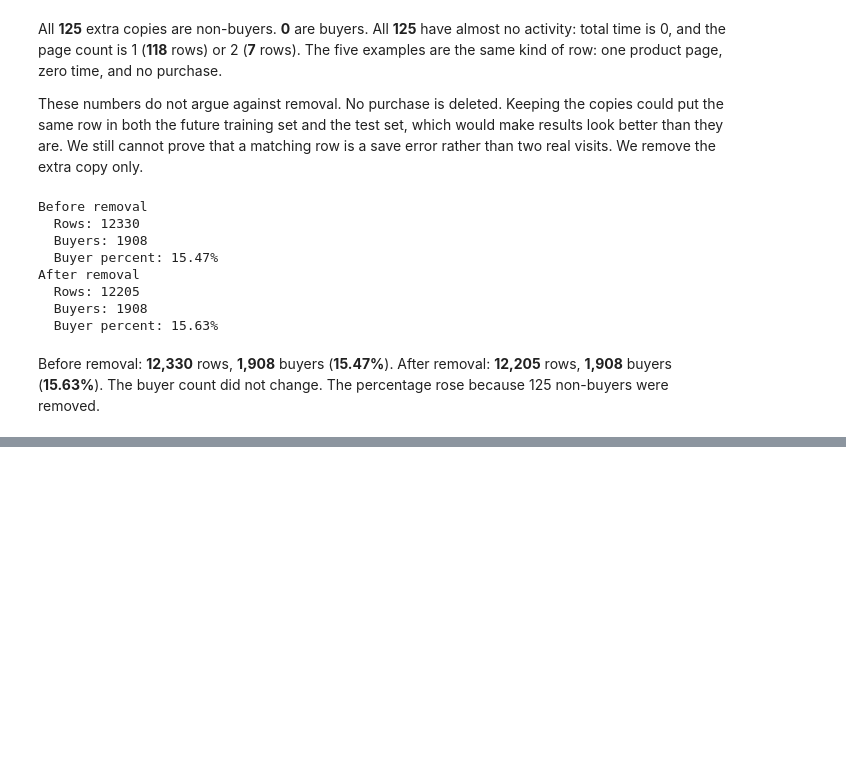
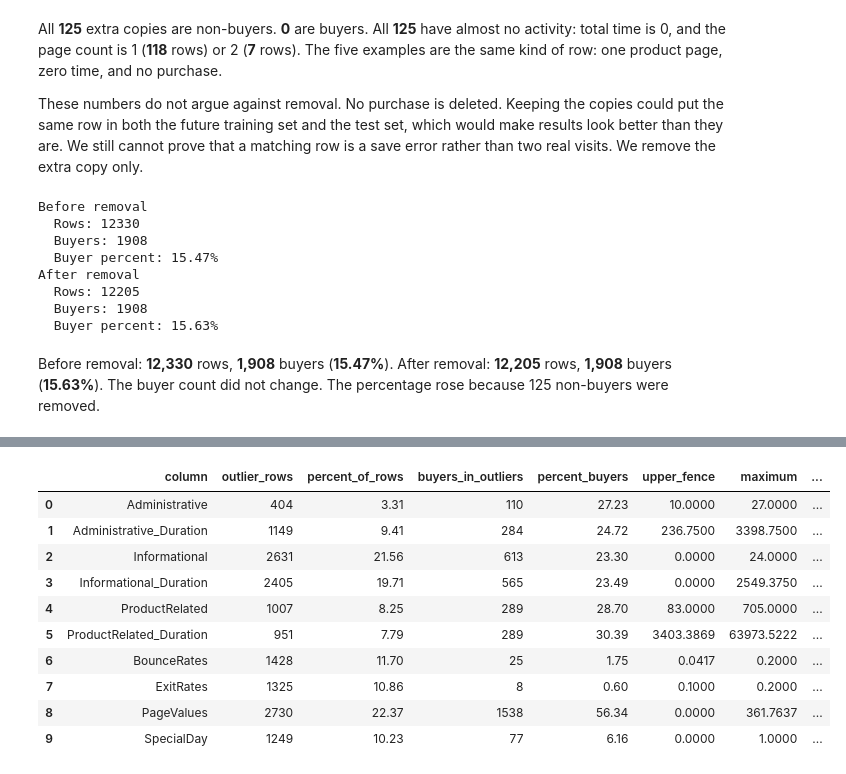
Before and after one commit to ghayasshahid/BuyerBehaviorPrediction, a Jupyter notebook: notebooks/01_data_cleaning.ipynb, the cells around one changed output, grey strips where cells are left out. Saved outputs shown, nothing was run; the diff lists cells and outputs as text; code cells hidden in the pictures; blank space fills up the shorter version.

Commit message:
Record consistency checks, outlier plan, and rare category codes.
Co-authored-by: Cursor <cursoragent@cursor.com>

```diff
--- a/notebooks/01_data_cleaning.ipynb
+++ b/notebooks/01_data_cleaning.ipynb
@@ -633,0 +696,94 @@ The buyer count did not change. The percentage rose because 125 non-buyers were
+# %%
+number_columns = [
+    "Administrative",
+    "Administrative_Duration",
+    "Informational",
+    "Informational_Duration",
+    "ProductRelated",
+    "ProductRelated_Duration",
+    "BounceRates",
+    "ExitRates",
+    "PageValues",
+    "SpecialDay",
+]
+
+base_buyer_percent = 100 * cleaned["Revenue"].mean()
+outlier_rows_for_plan = []
+
+for column in number_columns:
+    quarter_1 = cleaned[column].quantile(0.25)
+    quarter_3 = cleaned[column].quantile(0.75)
+    spread = quarter_3 - quarter_1
+    upper_fence = quarter_3 + 1.5 * spread
+    lower_fence = quarter_1 - 1.5 * spread
+    outlier_mask = (cleaned[column] < lower_fence) | (cleaned[column] > upper_fence)
+    outlier_count = int(outlier_mask.sum())
+    buyers_in_outliers = int(cleaned.loc[outlier_mask, "Revenue"].sum())
+    if outlier_count == 0:
+        buyer_percent = 0.0
+    else:
+        buyer_percent = 100 * buyers_in_outliers / outlier_count
+
+    # The fence is 0 when at least three quarters of the column is already 0.
+    # Any positive value is then flagged, which does not make that value bad.
+    fence_is_zero = upper_fence <= 0 and lower_fence <= 0
+    already_zero_to_one = float(cleaned[column].max()) <= 1 and float(cleaned[column].min()) >= 0
+    long_tail = (not fence_is_zero) and float(cleaned[column].max()) > 5 * upper_fence
+
+    if fence_is_zero:
+        plan = "keep"
+        reason = (
+            f"{outlier_count} rows are flagged because the upper fence is 0. "
+            f"{buyer_percent:.2f}% of those rows are buyers. "
+            "Most of the column is already 0, so a positive value is a real visit. Keep it."
+        )
+    elif already_zero_to_one:
+        plan = "keep"
+        reason = (
+            f"{outlier_count} rows are outside the fence, and {buyer_percent:.2f}% of them are buyers. "
+            "The column already stays between 0 and 1. Keep it. A cap needs a cutoff learned from the data, so it waits for Step 5."
+        )
+    elif long_tail:
+        plan = "log transform"
+        reason = (
+            f"{outlier_count} rows are outside the fence, and {buyer_percent:.2f}% of them are buyers, "
+            f"against {base_buyer_percent:.2f}% of all rows. "
+            "The maximum is more than 5 times the upper fence. A log would shrink that tail without deleting buyers and without a learned cutoff. "
+            "Do not apply the log in this step. Do not cap."
+        )
+    else:
+        plan = "keep"
+        reason = (
+            f"{outlier_count} rows are outside the fence, and {buyer_percent:.2f}% of them are buyers. "
+            "The maximum is not more than 5 times the upper fence. Keep the values. Do not cap."
+        )
+
+    outlier_rows_for_plan.append(
+        {
+            "column": column,
+            "outlier_rows": outlier_count,
+            "percent_of_rows": round(100 * outlier_count / len(cleaned), 2),
+            "buyers_in_outliers": buyers_in_outliers,
+            "percent_buyers": round(buyer_percent, 2),
+            "upper_fence": round(float(upper_fence), 4),
+            "maximum": round(float(cleaned[column].max()), 4),
+            "plan": plan,
+            "reason": reason,
+        }
+    )
+
+outlier_plan = pd.DataFrame(outlier_rows_for_plan)
+log_plan_columns = outlier_plan.loc[outlier_plan["plan"] == "log transform", "column"].tolist()
+outlier_plan
+# %% [output]
+|  | column | outlier_rows | percent_of_rows | buyers_in_outliers | percent_buyers | upper_fence | maximum | ... |
+| 0 | Administrative | 404 | 3.31 | 110 | 27.23 | 10.0000 | 27.0000 | ... |
+| 1 | Administrative_Duration | 1149 | 9.41 | 284 | 24.72 | 236.7500 | 3398.7500 | ... |
+| 2 | Informational | 2631 | 21.56 | 613 | 23.30 | 0.0000 | 24.0000 | ... |
+| 3 | Informational_Duration | 2405 | 19.71 | 565 | 23.49 | 0.0000 | 2549.3750 | ... |
+| 4 | ProductRelated | 1007 | 8.25 | 289 | 28.70 | 83.0000 | 705.0000 | ... |
+| 5 | ProductRelated_Duration | 951 | 7.79 | 289 | 30.39 | 3403.3869 | 63973.5222 | ... |
+| 6 | BounceRates | 1428 | 11.70 | 25 | 1.75 | 0.0417 | 0.2000 | ... |
+| 7 | ExitRates | 1325 | 10.86 | 8 | 0.60 | 0.1000 | 0.2000 | ... |
+| 8 | PageValues | 2730 | 22.37 | 1538 | 56.34 | 0.0000 | 361.7637 | ... |
+| 9 | SpecialDay | 1249 | 10.23 | 77 | 6.16 | 0.0000 | 1.0000 | ... |
```
Also changed, not shown: parts of 11 cells of this notebook.
